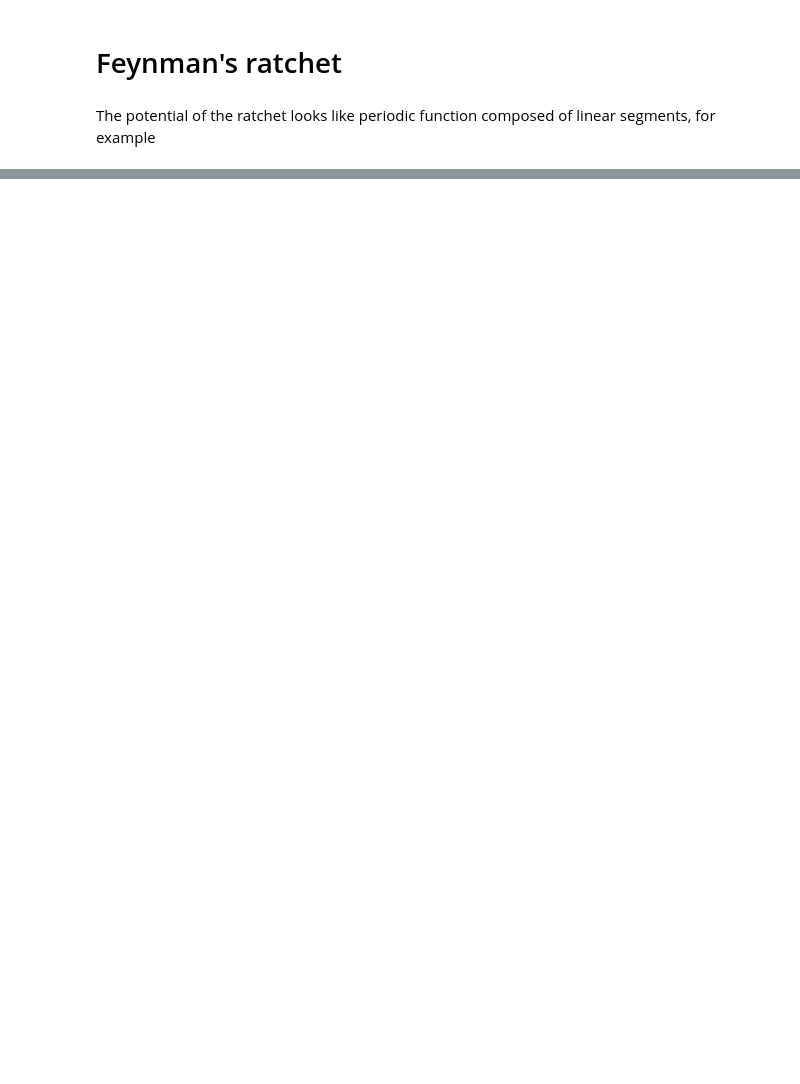
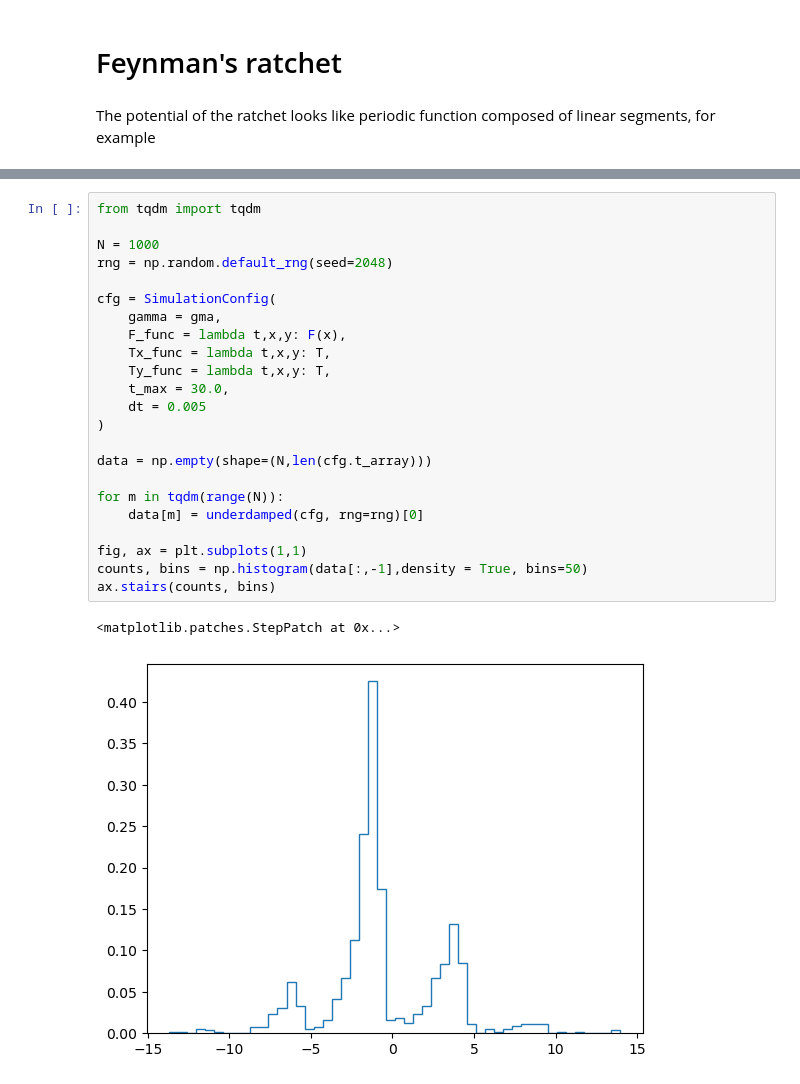
Before and after one commit to Ben-Janda/Molecular-Motor, a Jupyter notebook: 02_Feynmans-ratchet.ipynb, the cells around one changed output, grey strips where cells are left out. Drawn from its saved outputs; the diff is of its cells as text; blank space fills up the shorter version.

```diff
--- a/02_Feynmans-ratchet.ipynb
+++ b/02_Feynmans-ratchet.ipynb
@@ -64,0 +66,26 @@ plt.plot(data, cfg.t_array)
+# %%
+from tqdm import tqdm
+
+N = 1000
+rng = np.random.default_rng(seed=2048)
+
+cfg = SimulationConfig(
+    gamma = gma,
+    F_func = lambda t,x,y: F(x),
+    Tx_func = lambda t,x,y: T,
+    Ty_func = lambda t,x,y: T,
+    t_max = 30.0,
+    dt = 0.005
+)
+
+data = np.empty(shape=(N,len(cfg.t_array)))
+
+for m in tqdm(range(N)):
+    data[m] = underdamped(cfg, rng=rng)[0]
+
+fig, ax = plt.subplots(1,1)
+counts, bins = np.histogram(data[:,-1],density = True, bins=50)
+ax.stairs(counts, bins)
+# %% [output]
+<matplotlib.patches.StepPatch at 0x...>
+[figure, added]
```
Also changed, not shown: parts of 2 cells of this notebook.
